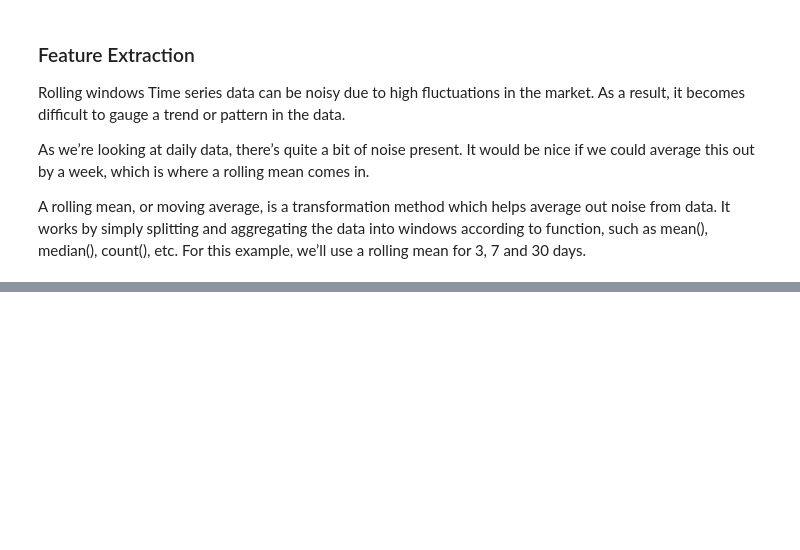
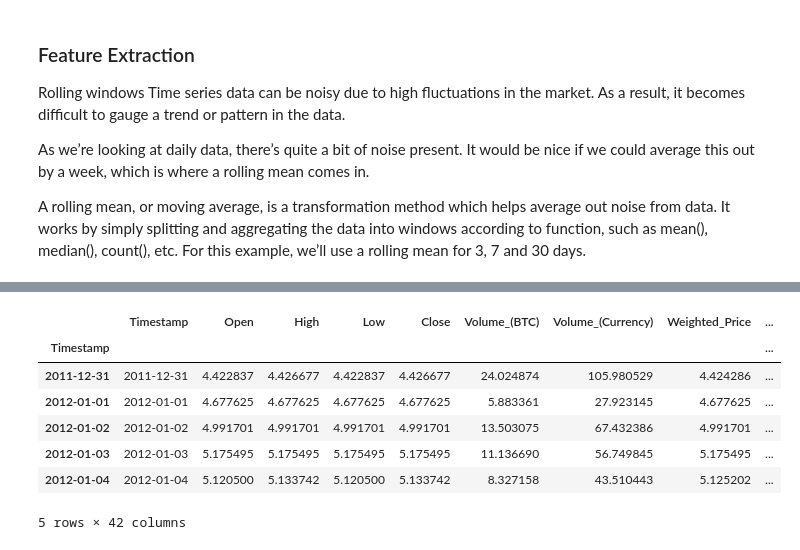
Before and after one commit to tamannasharma95/useful_datascience_scripts, a Jupyter notebook: BTC-price-prediction.ipynb, the cells around one changed output, grey strips where cells are left out. Saved outputs shown, nothing was run; the diff lists cells and outputs as text; code cells hidden in the pictures; blank space fills up the shorter version.

```diff
--- a/BTC-price-prediction.ipynb
+++ b/BTC-price-prediction.ipynb
@@ -465,0 +513,15 @@ A rolling mean, or moving average, is a transformation method which helps averag
+# %%
+df1["month"] = df1.Timestamp.dt.month
+df1["week"] = df1.Timestamp.dt.week
+df1["day"] = df1.Timestamp.dt.day
+df1["day_of_week"] = df1.Timestamp.dt.dayofweek
+df1.head()
+# %% [output]
+|  | Timestamp | Open | High | Low | Close | Volume_(BTC) | Volume_(Currency) | Weighted_Price | ... |
+| Timestamp |  |  |  |  |  |  |  |  | ... |
+| 2011-12-31 | 2011-12-31 | 4.422837 | 4.426677 | 4.422837 | 4.426677 | 24.024874 | 105.980529 | 4.424286 | ... |
+| 2012-01-01 | 2012-01-01 | 4.677625 | 4.677625 | 4.677625 | 4.677625 | 5.883361 | 27.923145 | 4.677625 | ... |
+| 2012-01-02 | 2012-01-02 | 4.991701 | 4.991701 | 4.991701 | 4.991701 | 13.503075 | 67.432386 | 4.991701 | ... |
+| 2012-01-03 | 2012-01-03 | 5.175495 | 5.175495 | 5.175495 | 5.175495 | 11.136690 | 56.749845 | 5.175495 | ... |
+| 2012-01-04 | 2012-01-04 | 5.120500 | 5.133742 | 5.120500 | 5.133742 | 8.327158 | 43.510443 | 5.125202 | ... |
+5 rows × 42 columns
```
Also changed, not shown: parts of 90 cells of this notebook.
